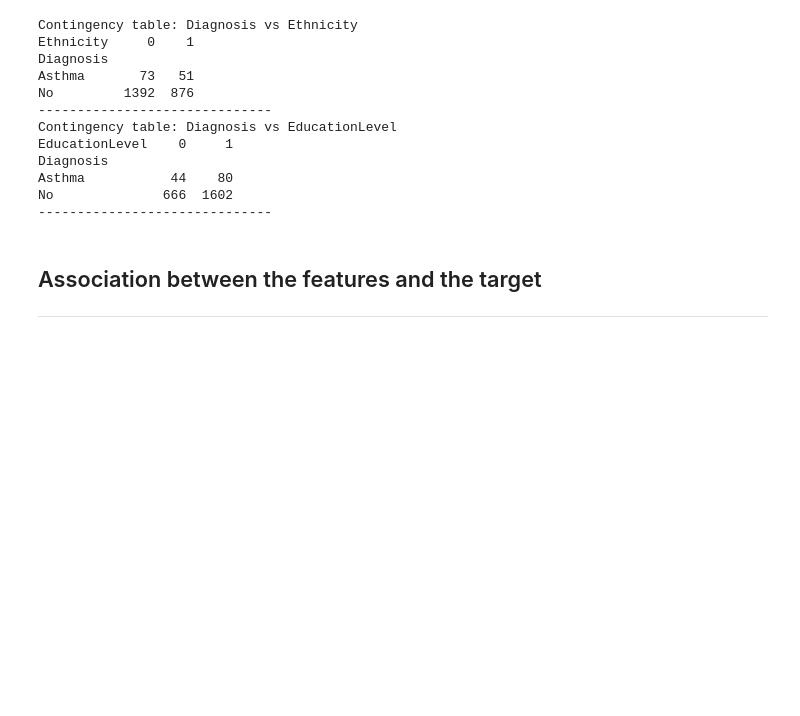
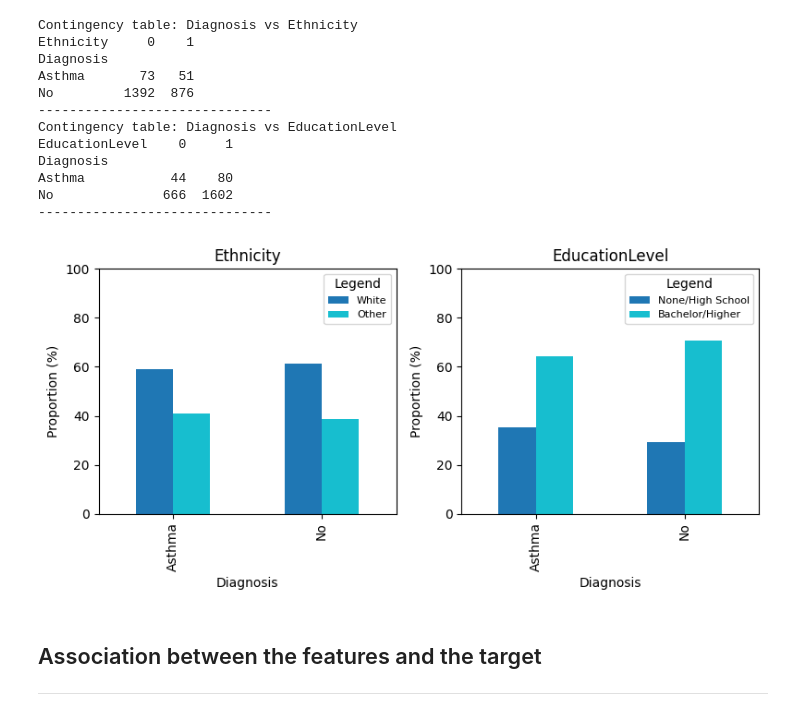
Before and after one commit to CodingLL25/AsthmaBurden, a Jupyter notebook: jupyter_notebooks/03_DataExploration.ipynb, the cells around one changed output. Cells and saved outputs as stored; diff of their text form; code cells hidden in the pictures; blank space fills up the shorter version.

```diff
--- a/jupyter_notebooks/03_DataExploration.ipynb
+++ b/jupyter_notebooks/03_DataExploration.ipynb
@@ -212,6 +241,21 @@ df_updated['EducationLevel'] = df_updated['EducationLevel'].replace({
     3: 0   # None/High school → 0
 })
 
+# Updated encoding maps
+encoding_maps_updated = encoding_maps.copy()  # start from original
+
+# Ethnicity: 0 = White, 1 = Others (collapsed African American, Asian, Other)
+encoding_maps_updated['Ethnicity'] = {
+    0: "White",
+    1: "Other"
+}
+
+# EducationLevel: 0 = None/High school, 1 = Bachelor/Higher
+encoding_maps_updated['EducationLevel'] = {
+    0: "None/High School",
+    1: "Bachelor/Higher"
+}
+
 df_updated.head(5)
 # %% [output]
 |  | Age | Gender | Ethnicity | EducationLevel | BMI | Smoking | PhysicalActivity | DietQuality | ... |
@@ -222,10 +266,13 @@ df_updated.head(5)
 | 4 | 61.0 | 0 | 0 | 0 | 19.283802 | 0 | 4.604493 | 3.127048 | ... |
 5 rows × 27 columns
 # %%
+new_contingency = {}
+
 for col in ['Ethnicity', 'EducationLevel']:
-    contingency = pd.crosstab(target_labels, df_updated[col])
+    table = pd.crosstab(target_labels, df_updated[col])
+    new_contingency[col] = table  # store in dict
     print(f"Contingency table: Diagnosis vs {col}")
-    print(contingency)
+    print(table)
     print("-"*30)
 # %% [output]
 Contingency table: Diagnosis vs Ethnicity
@@ -240,6 +287,30 @@ Diagnosis
 Asthma           44    80
 No              666  1602
 ------------------------------
+# %%
+fig, axes = plt.subplots(1, 2, figsize=(8, 4))
+axes = axes.flatten()
+
+for ax, (feature, table) in zip(axes, new_contingency.items()):
+    # Map the updated encoding
+    if feature in encoding_maps_updated:
+        table = table.rename(columns=encoding_maps_updated[feature])
+
+    # Convert counts to proportions
+    proportion_table = table.div(table.sum(axis=1), axis=0) * 100
+
+    # Plot grouped bar chart
+    proportion_table.plot(kind='bar', stacked=False, ax=ax, colormap='tab10', legend=True)
+    ax.set_title(feature)
+
+    ax.set_ylabel('Proportion (%)')
+    ax.set_ylim(0, 100)
+    ax.legend(title='Legend', fontsize=8)
+
+plt.tight_layout()
+plt.show()
+# %% [output]
+[figure, added]
 # %% [markdown]
 ## Association between the features and the target
 ---
```
Also changed, not shown: parts of 9 cells of this notebook, 3 other files.
